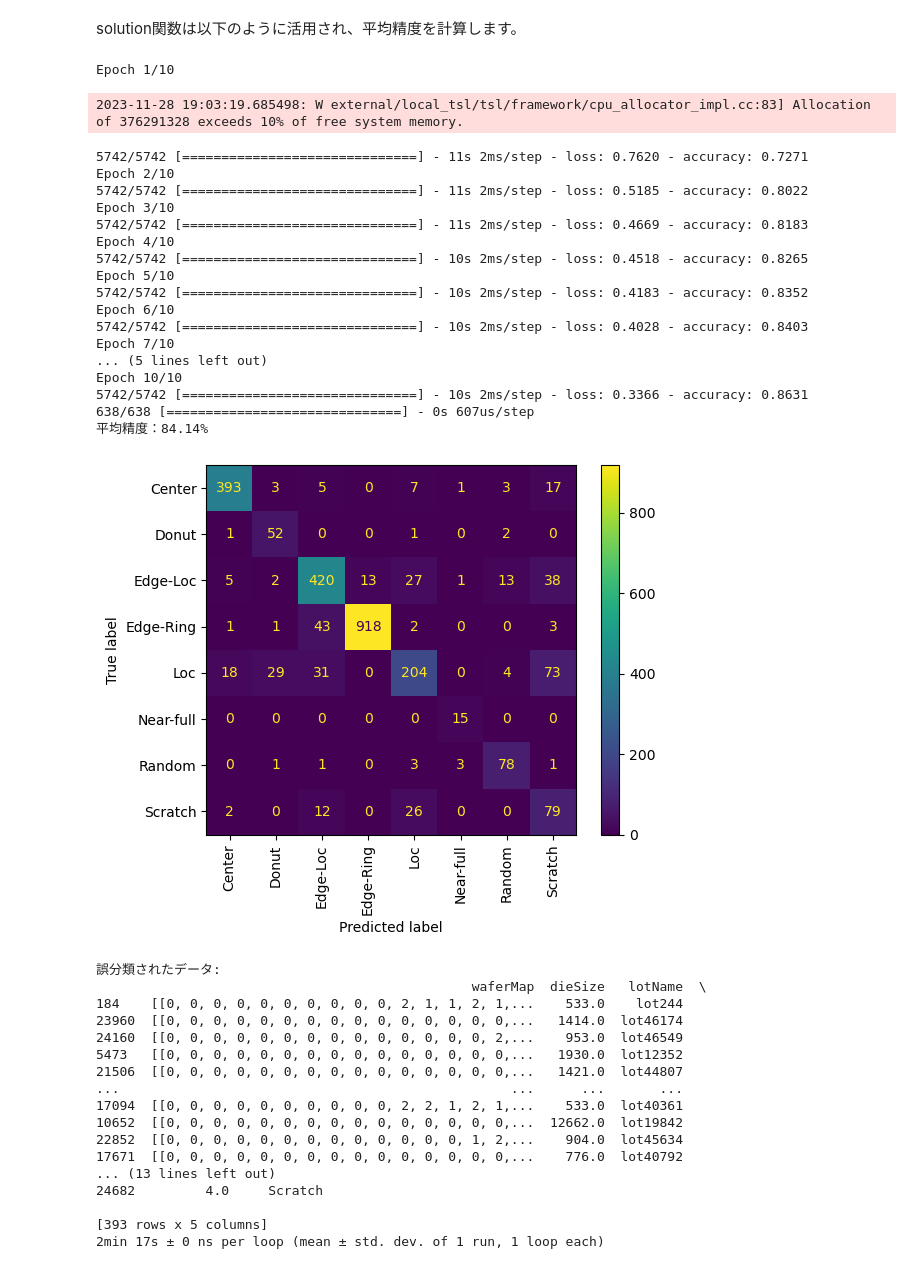
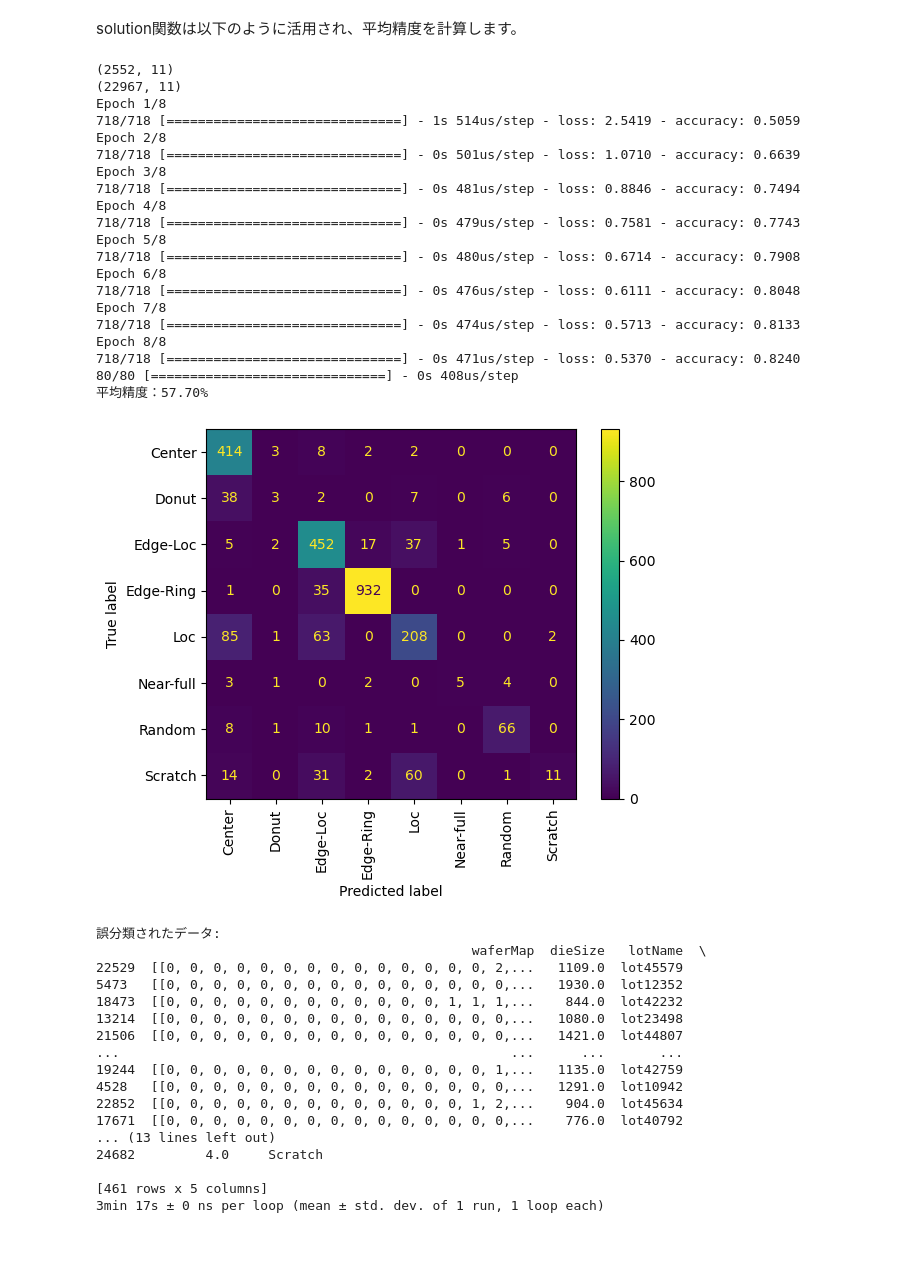
Before and after one commit to bodu0204/particle-detection-quest-2023, a Jupyter notebook: work/02_Submission/02_Submission.ipynb, the cells around one changed output. Saved outputs shown, nothing was run; the diff lists cells and outputs as text; code cells hidden in the pictures.

```diff
--- a/work/02_Submission/02_Submission.ipynb
+++ b/work/02_Submission/02_Submission.ipynb
@@ -267,7 +425,7 @@ y_test_df = test_df[['failureType']]
 x_test_df = test_df.drop(columns=['failureType'])
 
 # solution関数を実行
-user_result_df = solution(x_test_df, train_df)
+user_result_df = solution_statistics(x_test_df, train_df)
 
 average_accuracy = 0
 # ユーザーの提出物のフォーマット確認
@@ -275,67 +433,68 @@ if type(y_test_df) == type(user_result_df) and y_test_df.shape == user_result_df
     # 平均精度の計算
     accuracies = {}
     for failure_type in df['failureType'].unique():
         y_test_df_by_failure_type = y_test_df[y_test_df['failureType'] == failure_type]
         user_result_df_by_failure_type = user_result_df[y_test_df['failureType'] == failure_type]
         matching_rows = (y_test_df_by_failure_type == user_result_df_by_failure_type).all(axis=1).sum()
         accuracies[failure_type] = (matching_rows/(len(y_test_df_by_failure_type)))
 
     average_accuracy = sum(accuracies.values())/len(accuracies)
 
 print(f"平均精度：{average_accuracy*100:.2f}%")
 
 # Confusion Matrixを計算
 cm = confusion_matrix(y_test_df, user_result_df, labels=df['failureType'].unique())
 
 # Confusion Matrixを可視化
 ConfusionMatrixDisplay.from_predictions(y_test_df, user_result_df, xticks_rotation="vertical")
 plt.show()
 
 # 誤分類されたデータの抽出
 misclassified_indices = y_test_df.index[y_test_df['failureType'] != user_result_df['failureType']]
 misclassified_data = test_df.loc[misclassified_indices]
 
 # 誤分類されたデータを表示
 print("誤分類されたデータ:")
 print(misclassified_data)
 #for map in misclassified_data['waferMap']:
 #    print(map.shape)
 #    show_img(map)
 # %% [output]
-Epoch 1/10
+(2552, 11)
+(22967, 11)
+Epoch 1/8
+718/718 [==============================] - 1s 514us/step - loss: 2.5419 - accuracy: 0.5059
+Epoch 2/8
+718/718 [==============================] - 0s 501us/step - loss: 1.0710 - accuracy: 0.6639
+Epoch 3/8
+718/718 [==============================] - 0s 481us/step - loss: 0.8846 - accuracy: 0.7494
+Epoch 4/8
+718/718 [==============================] - 0s 479us/step - loss: 0.7581 - accuracy: 0.7743
+Epoch 5/8
+718/718 [==============================] - 0s 480us/step - loss: 0.6714 - accuracy: 0.7908
+Epoch 6/8
+718/718 [==============================] - 0s 476us/step - loss: 0.6111 - accuracy: 0.8048
+Epoch 7/8
+718/718 [==============================] - 0s 474us/step - loss: 0.5713 - accuracy: 0.8133
+Epoch 8/8
+718/718 [==============================] - 0s 471us/step - loss: 0.5370 - accuracy: 0.8240
+80/80 [==============================] - 0s 408us/step
+平均精度：57.70%
+[figure, new version]
-2023-11-28 19:03:19.685498: W external/local_tsl/tsl/framework/cpu_allocator_impl.cc:83] Allocation of 376291328 exceeds 10% of free system memory.
+誤分類されたデータ:
+                                                waferMap  dieSize   lotName  \
+22529  [[0, 0, 0, 0, 0, 0, 0, 0, 0, 0, 0, 0, 0, 0, 2,...   1109.0  lot45579
+5473   [[0, 0, 0, 0, 0, 0, 0, 0, 0, 0, 0, 0, 0, 0, 0,...   1930.0  lot12352
+18473  [[0, 0, 0, 0, 0, 0, 0, 0, 0, 0, 0, 0, 1, 1, 1,...    844.0  lot42232
+13214  [[0, 0, 0, 0, 0, 0, 0, 0, 0, 0, 0, 0, 0, 0, 0,...   1080.0  lot23498
+21506  [[0, 0, 0, 0, 0, 0, 0, 0, 0, 0, 0, 0, 0, 0, 0,...   1421.0  lot44807
+...                                                  ...      ...       ...
+19244  [[0, 0, 0, 0, 0, 0, 0, 0, 0, 0, 0, 0, 0, 0, 1,...   1135.0  lot42759
+4528   [[0, 0, 0, 0, 0, 0, 0, 0, 0, 0, 0, 0, 0, 0, 0,...   1291.0  lot10942
+22852  [[0, 0, 0, 0, 0, 0, 0, 0, 0, 0, 0, 0, 0, 1, 2,...    904.0  lot45634
+17671  [[0, 0, 0, 0, 0, 0, 0, 0, 0, 0, 0, 0, 0, 0, 0,...    776.0  lot40792
+... (13 lines left out)
+24682         4.0     Scratch
+
+[461 rows x 5 columns]
+3min 17s ± 0 ns per loop (mean ± std. dev. of 1 run, 1 loop each)
-5742/5742 [==============================] - 11s 2ms/step - loss: 0.7620 - accuracy: 0.7271
-Epoch 2/10
-5742/5742 [==============================] - 11s 2ms/step - loss: 0.5185 - accuracy: 0.8022
-Epoch 3/10
-5742/5742 [==============================] - 11s 2ms/step - loss: 0.4669 - accuracy: 0.8183
-Epoch 4/10
-5742/5742 [==============================] - 10s 2ms/step - loss: 0.4518 - accuracy: 0.8265
-Epoch 5/10
-5742/5742 [==============================] - 10s 2ms/step - loss: 0.4183 - accuracy: 0.8352
-Epoch 6/10
-5742/5742 [==============================] - 10s 2ms/step - loss: 0.4028 - accuracy: 0.8403
-Epoch 7/10
-... (5 lines left out)
-Epoch 10/10
-5742/5742 [==============================] - 10s 2ms/step - loss: 0.3366 - accuracy: 0.8631
-638/638 [==============================] - 0s 607us/step
-平均精度：84.14%
-[figure, old version]
-誤分類されたデータ:
-                                                waferMap  dieSize   lotName  \
-184    [[0, 0, 0, 0, 0, 0, 0, 0, 0, 0, 2, 1, 1, 2, 1,...    533.0    lot244
-23960  [[0, 0, 0, 0, 0, 0, 0, 0, 0, 0, 0, 0, 0, 0, 0,...   1414.0  lot46174
-24160  [[0, 0, 0, 0, 0, 0, 0, 0, 0, 0, 0, 0, 0, 0, 2,...    953.0  lot46549
-5473   [[0, 0, 0, 0, 0, 0, 0, 0, 0, 0, 0, 0, 0, 0, 0,...   1930.0  lot12352
-21506  [[0, 0, 0, 0, 0, 0, 0, 0, 0, 0, 0, 0, 0, 0, 0,...   1421.0  lot44807
-...                                                  ...      ...       ...
-17094  [[0, 0, 0, 0, 0, 0, 0, 0, 0, 0, 2, 2, 1, 2, 1,...    533.0  lot40361
-10652  [[0, 0, 0, 0, 0, 0, 0, 0, 0, 0, 0, 0, 0, 0, 0,...  12662.0  lot19842
-22852  [[0, 0, 0, 0, 0, 0, 0, 0, 0, 0, 0, 0, 0, 1, 2,...    904.0  lot45634
-17671  [[0, 0, 0, 0, 0, 0, 0, 0, 0, 0, 0, 0, 0, 0, 0,...    776.0  lot40792
-... (13 lines left out)
-24682         4.0     Scratch
-
-[393 rows x 5 columns]
-2min 17s ± 0 ns per loop (mean ± std. dev. of 1 run, 1 loop each)
```
Also changed, not shown: parts of 2 cells of this notebook, 1 other file.
